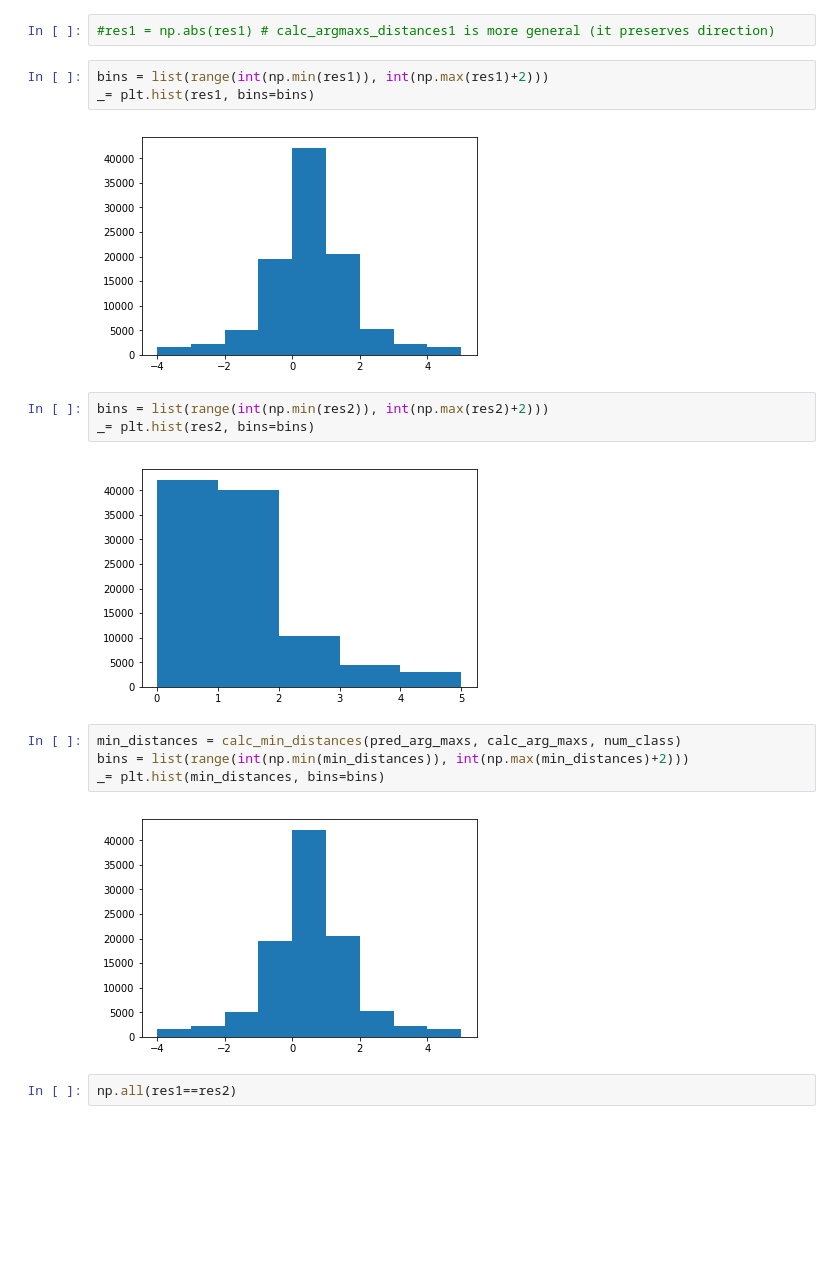
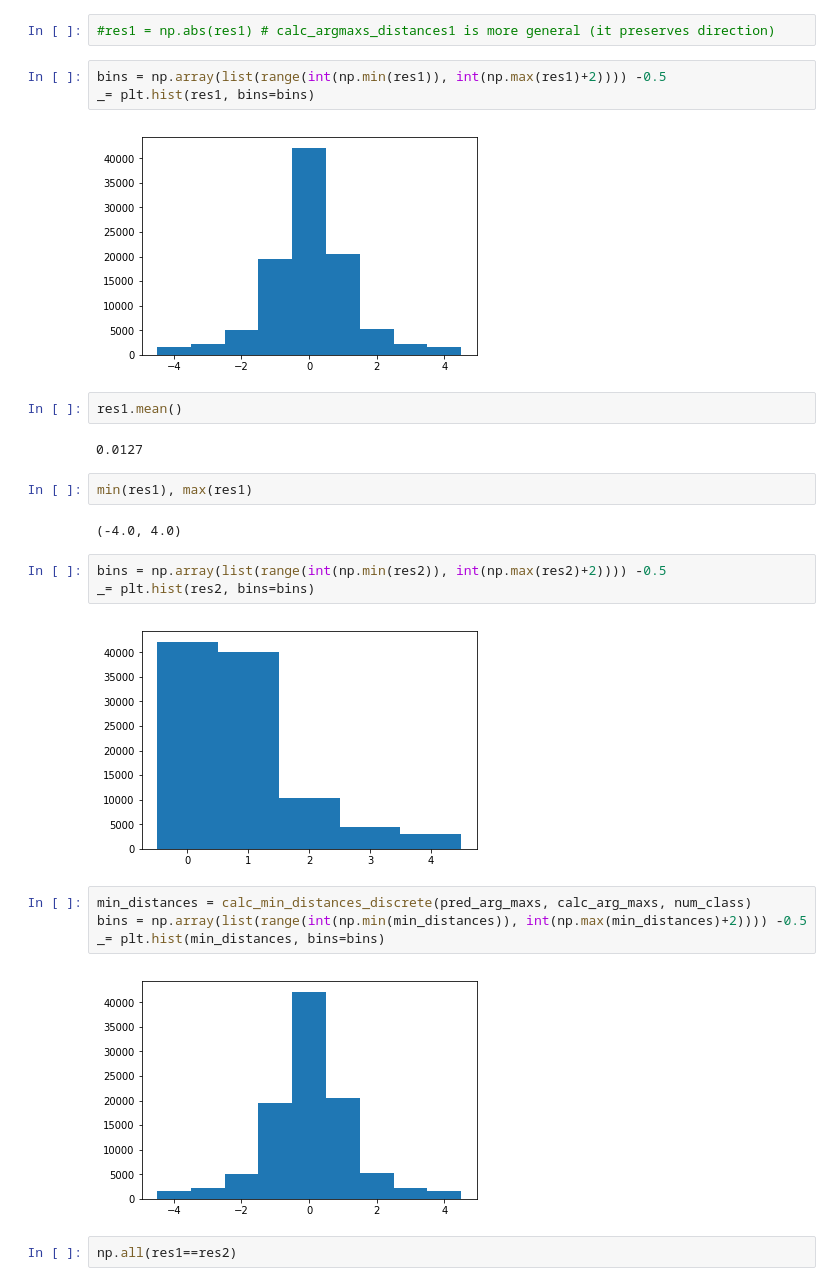
Before and after one commit to klasocha/HiggsCP, a Jupyter notebook: notebooks/Calc_min_distances_test.ipynb, the cells around one changed output. Cells and saved outputs as stored; diff of their text form; blank space fills up the shorter version.

```diff
--- a/notebooks/Calc_min_distances_test.ipynb
+++ b/notebooks/Calc_min_distances_test.ipynb
@@ -86,21 +89,29 @@ res2 = calc_argmaxs_distances2(pred_arg_maxs, calc_arg_maxs, num_class)
 # %%
 #res1 = np.abs(res1) # calc_argmaxs_distances1 is more general (it preserves direction)
 # %%
-bins = list(range(int(np.min(res1)), int(np.max(res1)+2)))
+bins = np.array(list(range(int(np.min(res1)), int(np.max(res1)+2)))) -0.5
 _= plt.hist(res1, bins=bins)
 # %% [output]
-[figure, old version]
+[figure, new version]
+# %%
+res1.mean()
+# %% [output]
+0.0127
+# %%
+min(res1), max(res1)
+# %% [output]
+(-4.0, 4.0)
 # %%
-bins = list(range(int(np.min(res2)), int(np.max(res2)+2)))
+bins = np.array(list(range(int(np.min(res2)), int(np.max(res2)+2)))) -0.5
 _= plt.hist(res2, bins=bins)
 # %% [output]
-[figure, old version]
+[figure, new version]
 # %%
-min_distances = calc_min_distances(pred_arg_maxs, calc_arg_maxs, num_class)
-bins = list(range(int(np.min(min_distances)), int(np.max(min_distances)+2)))
+min_distances = calc_min_distances_discrete(pred_arg_maxs, calc_arg_maxs, num_class)
+bins = np.array(list(range(int(np.min(min_distances)), int(np.max(min_distances)+2)))) -0.5
 _= plt.hist(min_distances, bins=bins)
 # %% [output]
-[figure, old version]
+[figure, new version]
 # %%
 np.all(res1==res2)
 # %% [output]
```
Also changed, not shown: parts of 10 cells of this notebook.
